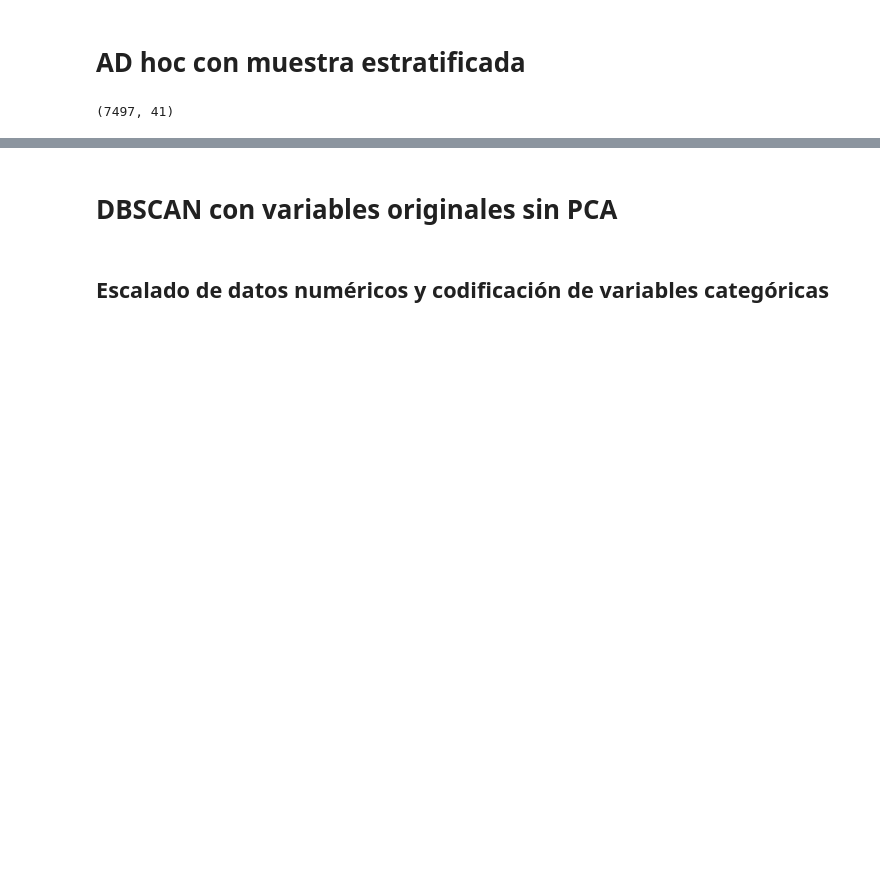
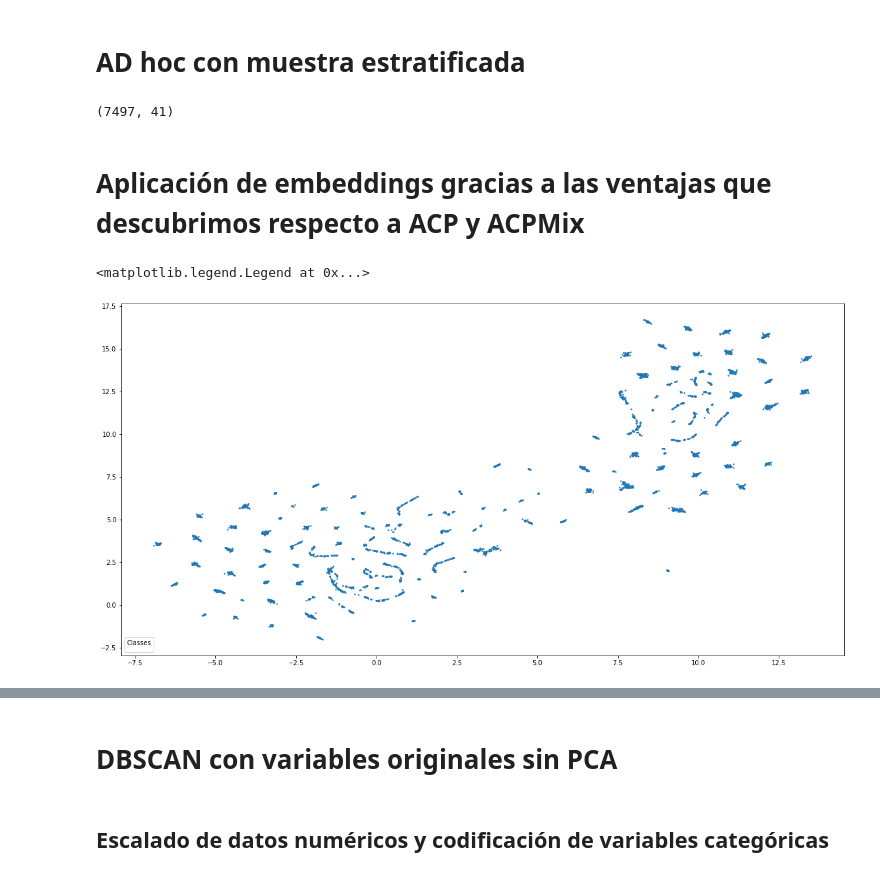
Before and after one commit to cdgonzalezr1/proyecto_aprendizaje_no_supervisado, a Jupyter notebook: proyecto_arquetipos.ipynb, the cells around one changed output, grey strips where cells are left out. Drawn from its saved outputs; the diff is of its cells as text; code cells hidden in the pictures; blank space fills up the shorter version.

```diff
--- a/proyecto_arquetipos.ipynb
+++ b/proyecto_arquetipos.ipynb
@@ -203,3 +203,67 @@ df_adhoc = df_adhoc.reset_index(drop=True)
 df_adhoc.shape
 # %% [output]
 (7497, 41)
+# %% [markdown]
+# Aplicación de embeddings gracias a las ventajas que descubrimos respecto a ACP y ACPMix
+# %%
+df_numerical = df_adhoc[['Edades','PQRS 2020',
+       'PortalWeb 2020', 'APP 2020', 'CallCenter 2020',
+       'OAA 2020', 'AsesorAClic 2020', 'ViveDigital 2020', 'IVR 2020',
+       'ChatEnLinea']]
+df_numerical.head()
+
+scaler = StandardScaler()
+df_numerical_scaled = scaler.fit_transform(df_numerical)
+df_numerical_scaled = pd.DataFrame(df_numerical_scaled, columns=df_numerical.columns)
+df_numerical_scaled.head()
+
+df_categorical = df_adhoc[['Genero', 'TipoAfiliado', 'Regionales', 'Departamento',
+       'Municipios', 'Zonas', 'REGIMEN', 'AfilidoPAC', 'Multiquejoso', 'mujerEnEdadFertil',
+       'categoriaNivelDeDigitalizacionOficial', 'Condicion_Cronica_idSalud',
+       'NivelRiesgo_idSalud', 'Discapacidad_idSalud', 'Etnia_idSalud',
+       'NivelEducativo_idSalud']]
+df_categorical.head()
+
+df_new = pd.concat([df_numerical_scaled, df_categorical], axis=1)
+df_new.head()
+
+
+
+numerical = df_new.select_dtypes(exclude='object')
+
+for c in numerical.columns:
+    pt = PowerTransformer()
+    numerical.loc[:, c] = pt.fit_transform(np.array(numerical[c]).reshape(-1, 1))
+
+categorical = df_new.select_dtypes(include='object')
+categorical = pd.get_dummies(categorical)
+
+fit1 = umap.UMAP(metric='l2').fit(numerical)
+fit2 = umap.UMAP(metric='dice').fit(categorical)
+
+
+categorical_weight = len(df_new.select_dtypes(include='object').columns) / df_new.shape[1]
+categorical_weight
+
+intersection = umap.general_simplicial_set_intersection(fit1.graph_, fit2.graph_, weight=categorical_weight)
+intersection = umap.reset_local_connectivity(intersection)
+embedding = umap.simplicial_set_embedding(fit1._raw_data, intersection, fit1.n_components,fit1._initial_alpha, fit1._a, fit1._b,fit1.repulsion_strength, fit1.negative_sample_rate,200, 'random', np.random, fit1.metric, fit1._metric_kwds, False,{},False)
+
+uno=[]
+dos=[]
+
+for i in embedding[0]:
+    uno.append(i[0])
+    dos.append(i[1])
+
+
+fig, ax = plt.subplots()
+fig.set_size_inches((20, 10))
+#scatter = ax.scatter(embedding[:,0], embedding[:,1], s=2, c=clusters, cmap='tab20b', alpha=1.0)
+scatter = ax.scatter(uno, dos, s=2, cmap='tab20b', alpha=1.0)
+
+legend1 = ax.legend(*scatter.legend_elements(num=15),loc="lower left", title="Classes")
+ax.add_artist(legend1)
+# %% [output]
+<matplotlib.legend.Legend at 0x...>
+[figure, added]
```
Also changed, not shown: parts of 7 cells of this notebook.
